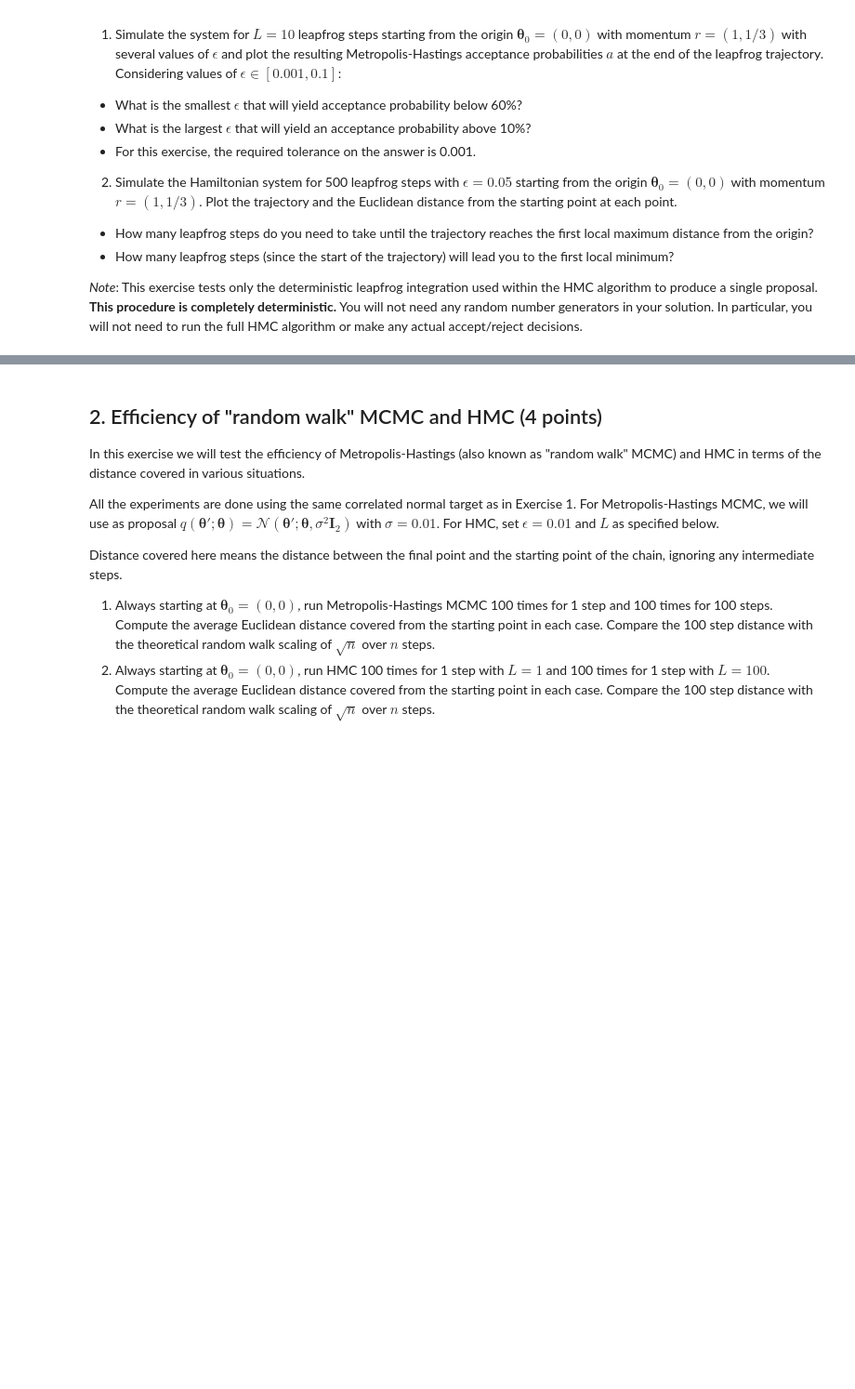
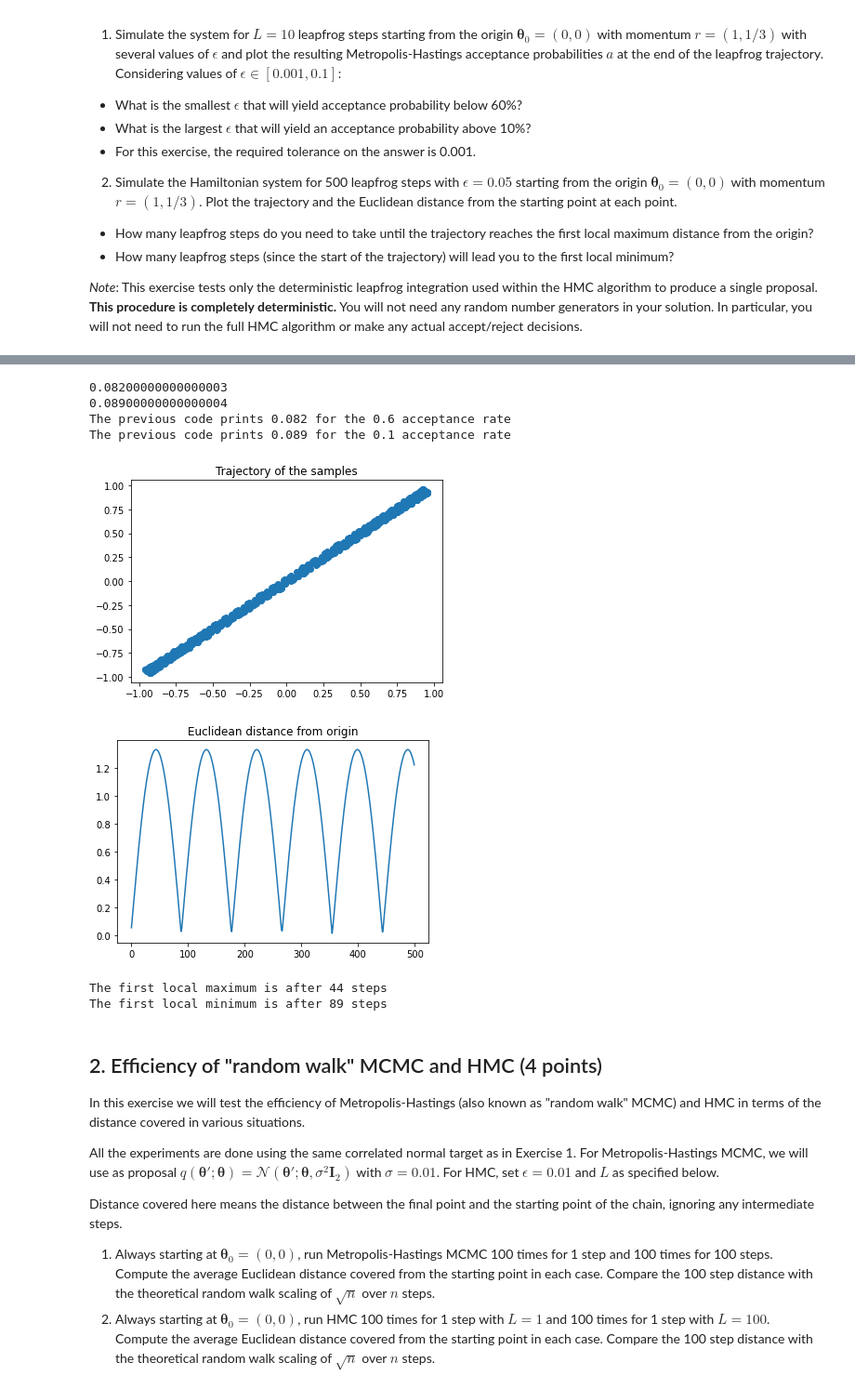
Before and after one commit to vyeoms/assignments, a Jupyter notebook: compstat/week6.ipynb, the cells around one changed output, grey strips where cells are left out. Shown at 93% size. Drawn from its saved outputs; the diff is of its cells as text; code cells hidden in the pictures; blank space fills up the shorter version.

```diff
--- a/compstat/week6.ipynb
+++ b/compstat/week6.ipynb
@@ -23,3 +88,69 @@ where $ \boldsymbol{\Sigma}_2 = \begin{pmatrix} 1 & \rho \\ \rho & 1 \end{pmatri
+# %%
+# result = np.where( acceptances < 0.6 )
+# print( epsilon[result[0][0]] )
+
+# result = np.where( acceptances > 0.1 )
+# print( epsilon[result[0][-1]] )
+
+print('The previous code prints 0.082 for the 0.6 acceptance rate')
+print('The previous code prints 0.089 for the 0.1 acceptance rate')
+# %% [output]
+0.08200000000000003
+0.08900000000000004
+The previous code prints 0.082 for the 0.6 acceptance rate
+The previous code prints 0.089 for the 0.1 acceptance rate
+# %%
+# Part 2
+
+import scipy.signal as sps
+
+def leapfrog(theta, r, grad, epsilon, f, g):
+    # make half step in r
+    rprime = r + 0.5 * epsilon * grad
+    # make new step in theta
+    thetaprime = theta + epsilon * rprime
+    #compute new gradient
+    gradprime = g(thetaprime)
+    # make half step in r again
+    rprime = rprime + 0.5 * epsilon * gradprime
+    logpprime = f(thetaprime)
+    return thetaprime, rprime, gradprime, logpprime
+
+def correlated_normal(x, rho=0.998):
+    """Correlated normal target log pdf."""
+    Sigma = np.array([[1.0, rho],[rho, 1.0]])
+    return -0.5*(x.T @ npl.solve(Sigma, x))
+
+L = 500
+theta0 = np.array( [0, 0] )
+r = np.array( [1, 1/3] )
+epsilon = 0.05
+gradF = autograd.grad(correlated_normal)
+theta = np.copy(theta0)
+g = gradF(theta)  # set gradient using initial theta
+euclid = np.zeros(L)
+trajectory = np.zeros( (L, 2) )
+
+for i in range(L):
+    theta, r, g, logPs[i] = leapfrog(theta, r, g, epsilon, correlated_normal, gradF)
+    trajectory[i] = theta
+    euclid[i] = npl.norm(theta)
+
+plt.scatter( trajectory[:, 0], trajectory[:, 1] )
+plt.title('Trajectory of the samples')
+plt.show()
+
+plt.plot( euclid, label='Euclidean distance from origin')
+plt.title('Euclidean distance from origin')
+plt.show()
+
+print(f'The first local maximum is after {sps.argrelextrema(euclid, np.greater)[0][0] + 1} steps')
+print(f'The first local minimum is after {sps.argrelextrema(euclid, np.less)[0][0] + 1} steps')
+# %% [output]
+[figure, added]
+[figure, added]
+The first local maximum is after 44 steps
+The first local minimum is after 89 steps
 # %% [markdown]
 ## 2. Efficiency of "random walk" MCMC and HMC (4 points)
 
```
Also changed, not shown: parts of 3 cells of this notebook.
